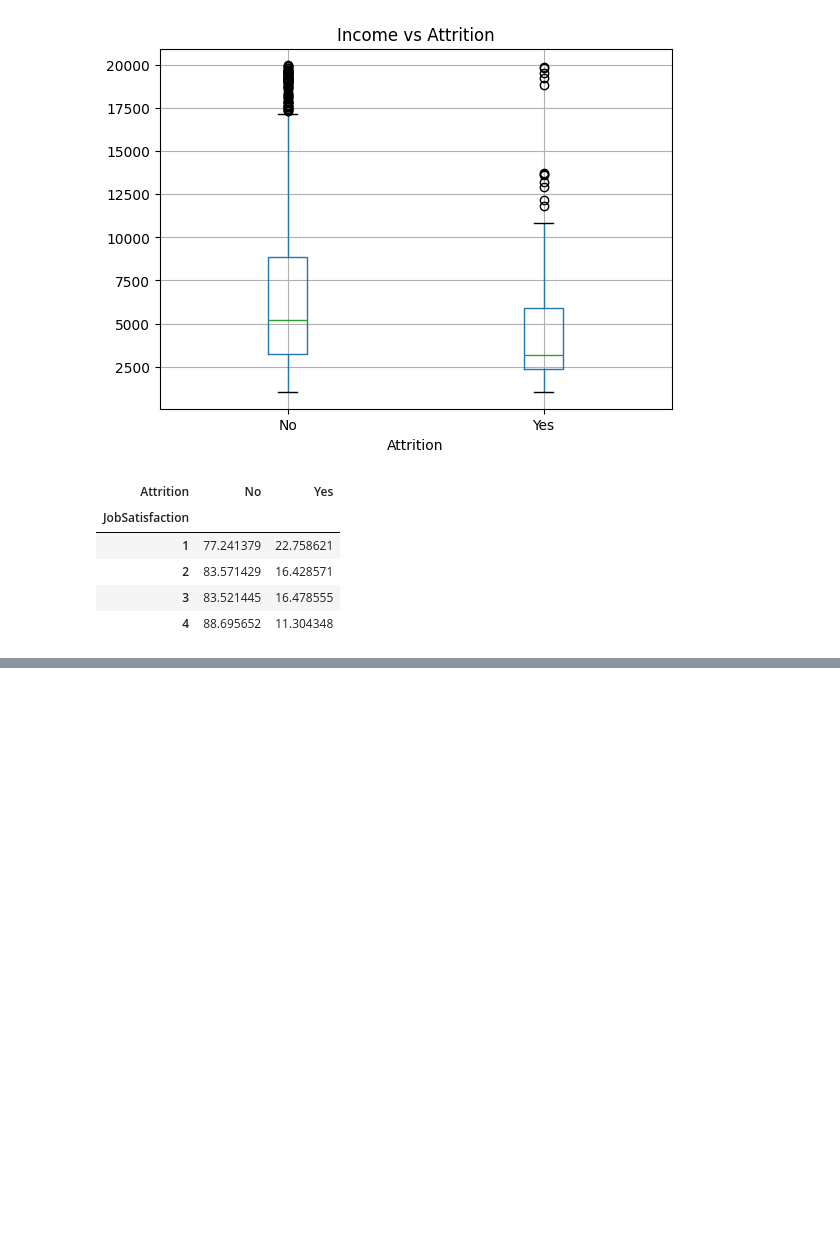
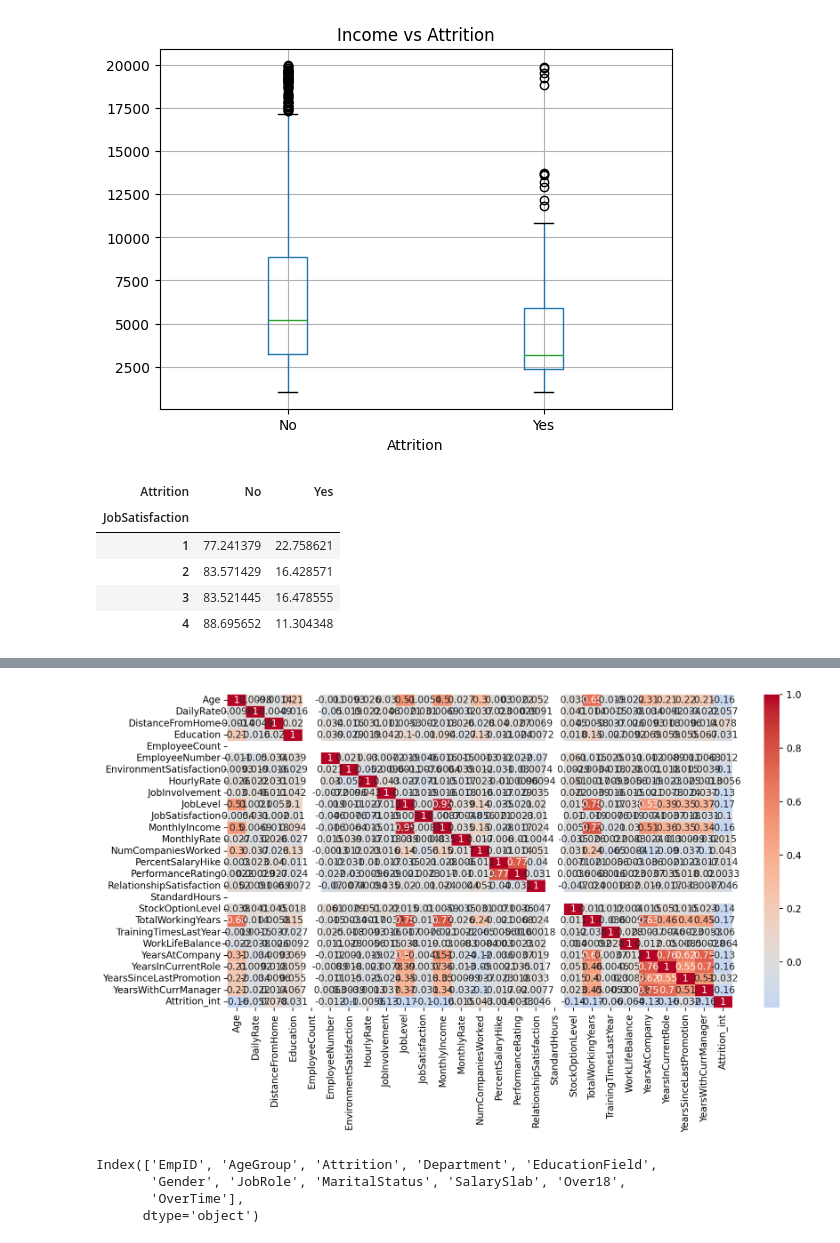
Before and after one commit to ChristianM2409/Portofolioprojekt, a Jupyter notebook: notebooks/Project_HR_Data_analysis.ipynb, the cells around one changed output, grey strips where cells are left out. Saved outputs shown, nothing was run; the diff lists cells and outputs as text; code cells hidden in the pictures; blank space fills up the shorter version.

```diff
--- a/notebooks/Project_HR_Data_analysis.ipynb
+++ b/notebooks/Project_HR_Data_analysis.ipynb
@@ -414,0 +497,3 @@ df[numeric_cols].corr()
+# %%
+df["Attrition_int"] = df["Attrition"].map({"Yes": 1, "No": 0}).astype(int)
+df.info()
@@ -414,0 +518,17 @@ df[numeric_cols].corr()
+# %%
+fig, ax = plt.subplots(figsize=(12, 6
+                                ), dpi=200)
+
+sns.heatmap(df.corr(numeric_only=True), annot=True, cmap="coolwarm", center=0, ax=ax);
+# %% [output]
+[figure, added]
+# %%
+#EDA Check alle category spalten
+# Alle Spalten, die 'object' oder 'category' sind
+cat_columns = df.select_dtypes(include=['category']).columns
+print(cat_columns)
+# %% [output]
+Index(['EmpID', 'AgeGroup', 'Attrition', 'Department', 'EducationField',
+       'Gender', 'JobRole', 'MaritalStatus', 'SalarySlab', 'Over18',
+       'OverTime'],
+      dtype='object')
```
Also changed, not shown: parts of 18 cells of this notebook.
